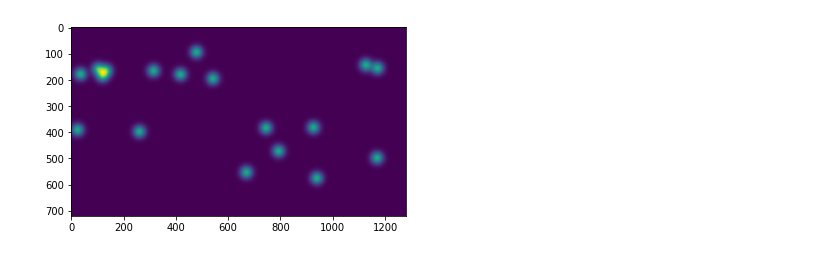
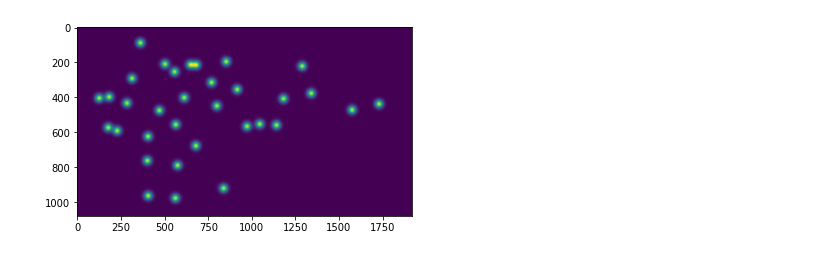
Before and after one commit to janerikvw/Crossing-Line-Counting, a Jupyter notebook: code/preprocess/test.ipynb, the cells around one changed output. Drawn from its saved outputs; the diff is of its cells as text; code cells hidden in the pictures.

Commit message:
Big update labeler, data

```diff
--- a/code/preprocess/test.ipynb
+++ b/code/preprocess/test.ipynb
@@ -32,9 +30,11 @@ frames_list = []
 #     frames_list = frames_list + shanghaitech.load_all_frames(base_path)
 #     break
 
-for base_path in glob('../data/Fudan/*_data'):
-    frames_list = frames_list + fudan.load_all_frames(base_path)
-    break
+# for base_path in glob('../data/Fudan/test_data/80/'):
+#     frames_list = frames_list + fudan.load_all_frames(base_path)
+#     break
+
+video = fudan.load_video('../data/Fudan/test_data/80/')
 
 f = None
 for frame in frames_list[1:2]:
@@ -50,23 +43,25 @@ plt.show()
 # %%
 from scipy.ndimage.filters import gaussian_filter
 def gaussian_filter_fixed_density(frame, sigma = 16):
     img = plt.imread(frame.get_image_path())
     img_shape = [img.shape[0], img.shape[1]]
 
     density = np.zeros(img_shape, dtype=np.float32)
     for dot in frame.get_centers():
         if dot[1] >= img.shape[0] or dot[1] < 0 or dot[0] >= img.shape[1] or dot[0] < 0:
             continue
         density[dot[1], dot[0]] = 1
 
     density = gaussian_filter(density, sigma, mode='constant')
     return density
 
+f = video.get_frames()[0]
+
 k = gaussian_filter_fixed_density(f)
 from matplotlib import pyplot as plt
 plt.imshow(k, interpolation='nearest')
 plt.show()
 # %% [output]
-[figure, old version]
+[figure, new version]
 # %%
 f.get_image()
```
Also changed, not shown: parts of 3 cells of this notebook, 32 other files.
